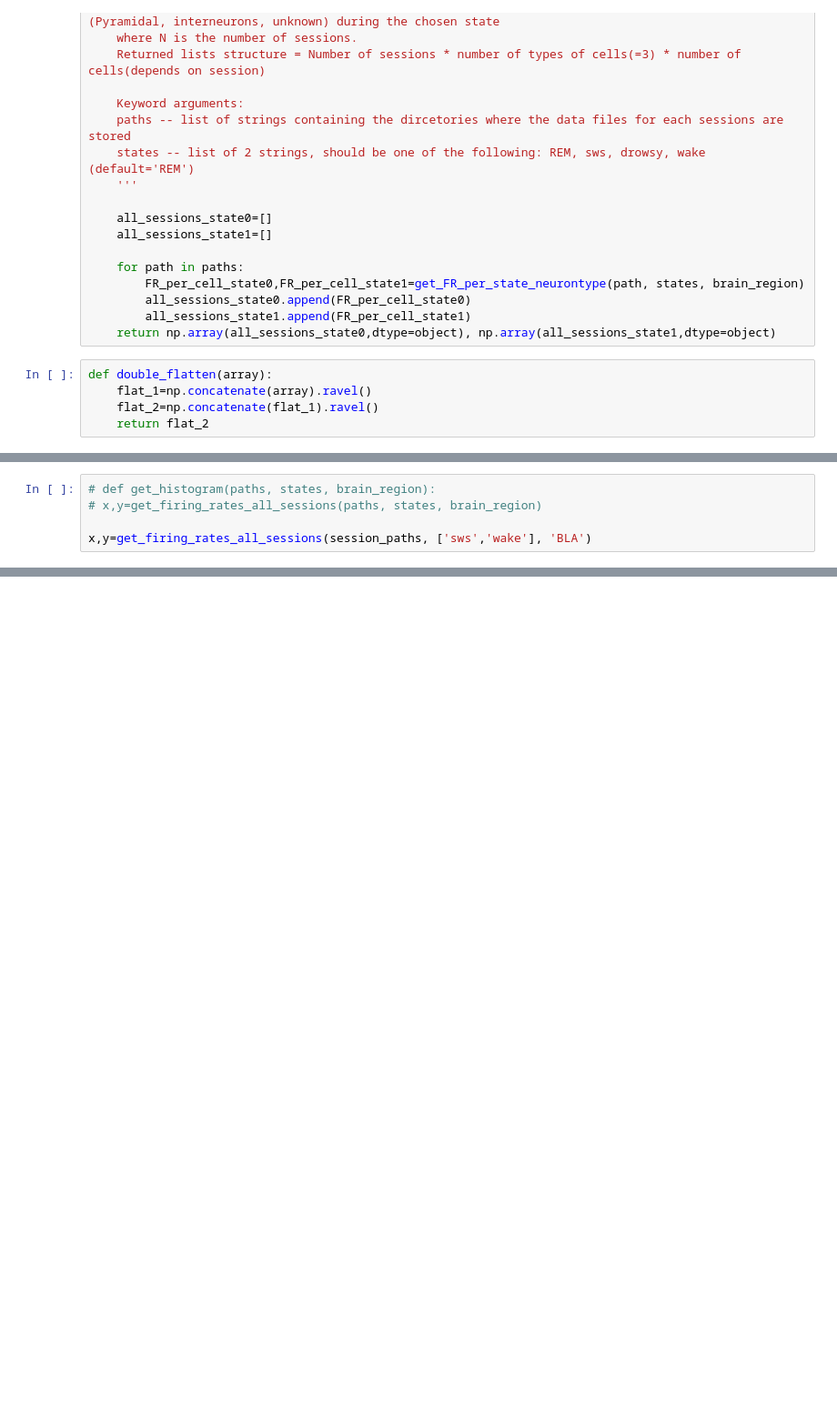
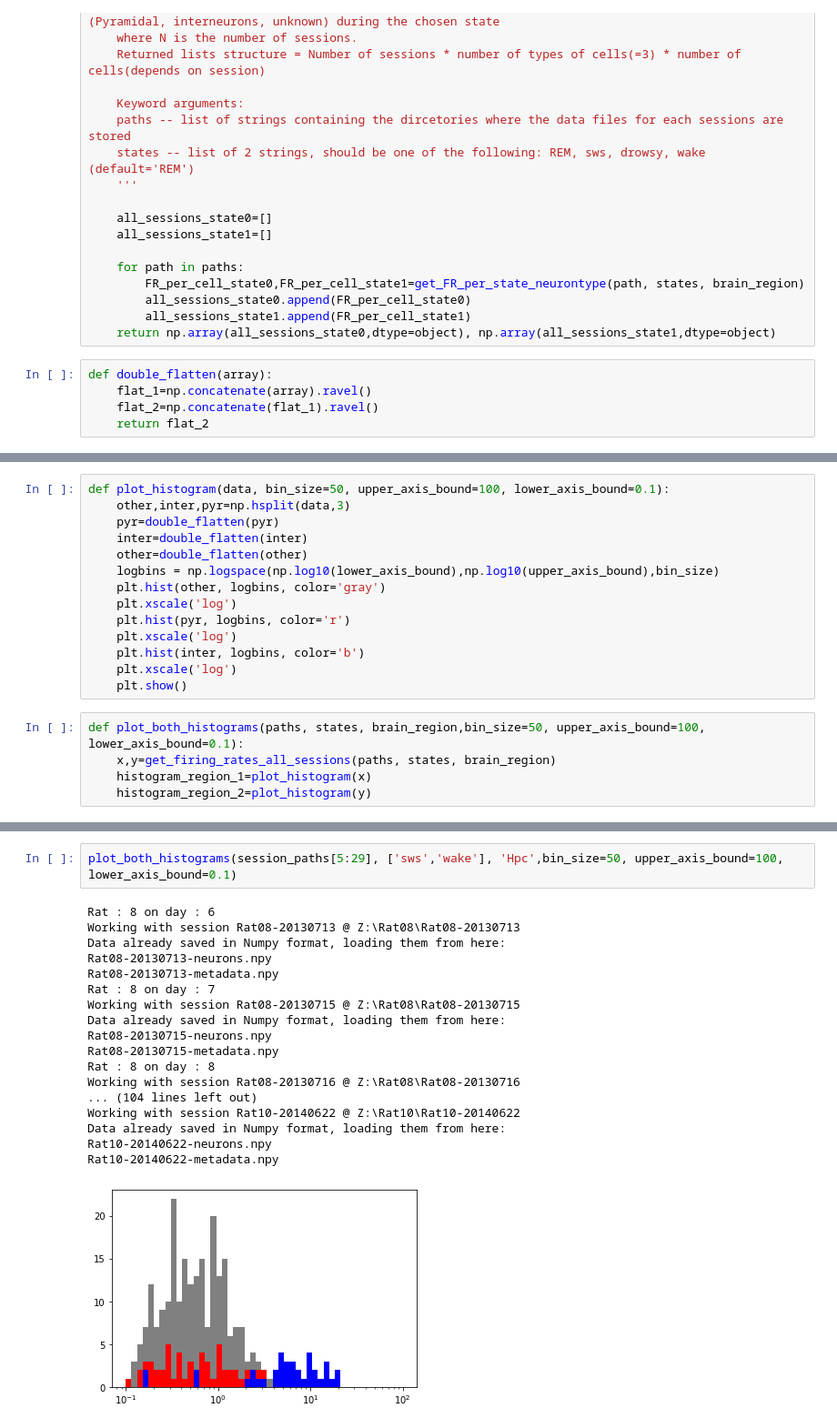
Before and after one commit to PLoizidou/PCBS_Emotional_Memory, a Jupyter notebook: PCBS Final Project.ipynb, the cells around one changed output, grey strips where cells are left out. Shown: that part at 91% size. Saved outputs shown, nothing was run; the diff lists cells and outputs as text; blank space fills up the shorter version.

```diff
--- a/PCBS Final Project.ipynb
+++ b/PCBS Final Project.ipynb
@@ -202,5 +156,19 @@ Rat08-20130717-metadata.npy
+# %%
+def plot_histogram(data, bin_size=50, upper_axis_bound=100, lower_axis_bound=0.1):
+    other,inter,pyr=np.hsplit(data,3)
+    pyr=double_flatten(pyr)
+    inter=double_flatten(inter)
+    other=double_flatten(other)
+    logbins = np.logspace(np.log10(lower_axis_bound),np.log10(upper_axis_bound),bin_size)
+    plt.hist(other, logbins, color='gray')
+    plt.xscale('log')
+    plt.hist(pyr, logbins, color='r')
+    plt.xscale('log')
+    plt.hist(inter, logbins, color='b')
+    plt.xscale('log')
+    plt.show()
 # %%
-# def get_histogram(paths, states, brain_region):
-# x,y=get_firing_rates_all_sessions(paths, states, brain_region)
-
-x,y=get_firing_rates_all_sessions(session_paths, ['sws','wake'], 'BLA')
+def plot_both_histograms(paths, states, brain_region,bin_size=50, upper_axis_bound=100, lower_axis_bound=0.1):
+    x,y=get_firing_rates_all_sessions(paths, states, brain_region)
+    histogram_region_1=plot_histogram(x)
+    histogram_region_2=plot_histogram(y)
@@ -227,0 +209,21 @@ x,y=get_firing_rates_all_sessions(session_paths[5:7], ['sws','wake'], 'BLA')
+# %%
+plot_both_histograms(session_paths[5:29], ['sws','wake'], 'Hpc',bin_size=50, upper_axis_bound=100, lower_axis_bound=0.1)
+# %% [output]
+Rat : 8 on day : 6
+Working with session Rat08-20130713 @ Z:\Rat08\Rat08-20130713
+Data already saved in Numpy format, loading them from here:
+Rat08-20130713-neurons.npy
+Rat08-20130713-metadata.npy
+Rat : 8 on day : 7
+Working with session Rat08-20130715 @ Z:\Rat08\Rat08-20130715
+Data already saved in Numpy format, loading them from here:
+Rat08-20130715-neurons.npy
+Rat08-20130715-metadata.npy
+Rat : 8 on day : 8
+Working with session Rat08-20130716 @ Z:\Rat08\Rat08-20130716
+... (104 lines left out)
+Working with session Rat10-20140622 @ Z:\Rat10\Rat10-20140622
+Data already saved in Numpy format, loading them from here:
+Rat10-20140622-neurons.npy
+Rat10-20140622-metadata.npy
+[figure, added]
```
Also changed, not shown: parts of 11 cells of this notebook.
